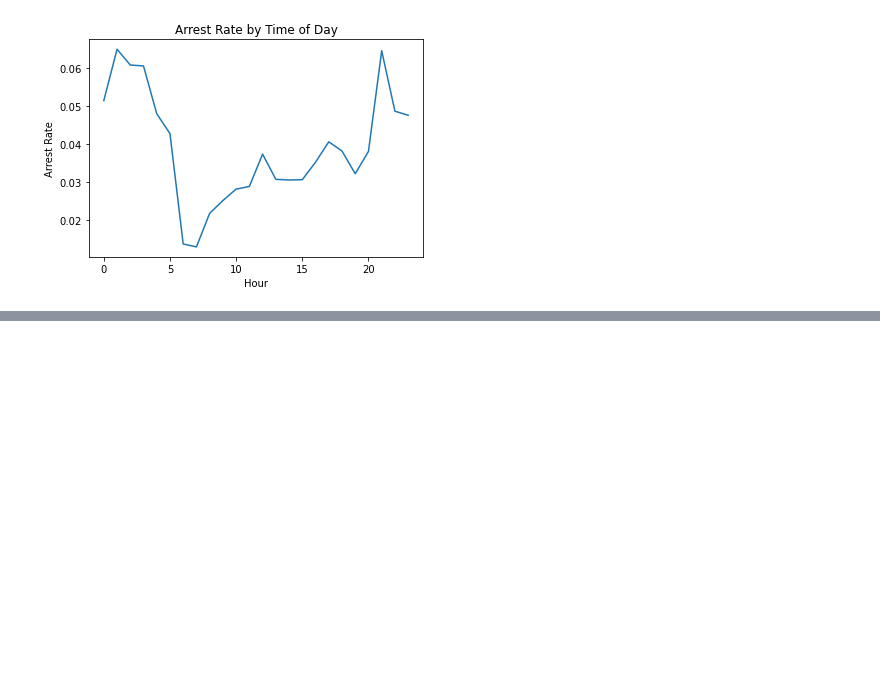
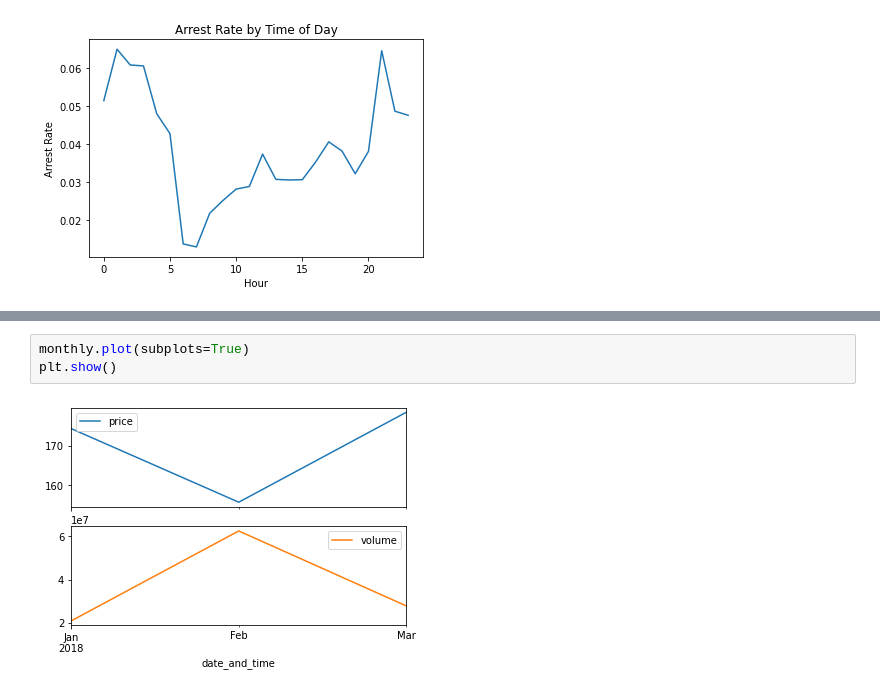
Before and after one commit to SketchQ/DataCamp_DataScience_Track, a Jupyter notebook: 17_Analyzing Police Activity with pandas/Chapter_3_ Visual Exploratory data analysis.ipynb, the cells around one changed output, grey strips where cells are left out. Drawn from its saved outputs; the diff is of its cells as text; blank space fills up the shorter version.

```diff
--- a/17_Analyzing Police Activity with pandas/Chapter_3_ Visual Exploratory data analysis.ipynb
+++ b/17_Analyzing Police Activity with pandas/Chapter_3_ Visual Exploratory data analysis.ipynb
@@ -203,0 +276,5 @@ plt.show()
+# %%
+monthly.plot(subplots=True)
+plt.show()
+# %% [output]
+[figure, added]
```
Also changed, not shown: parts of 17 cells of this notebook.
